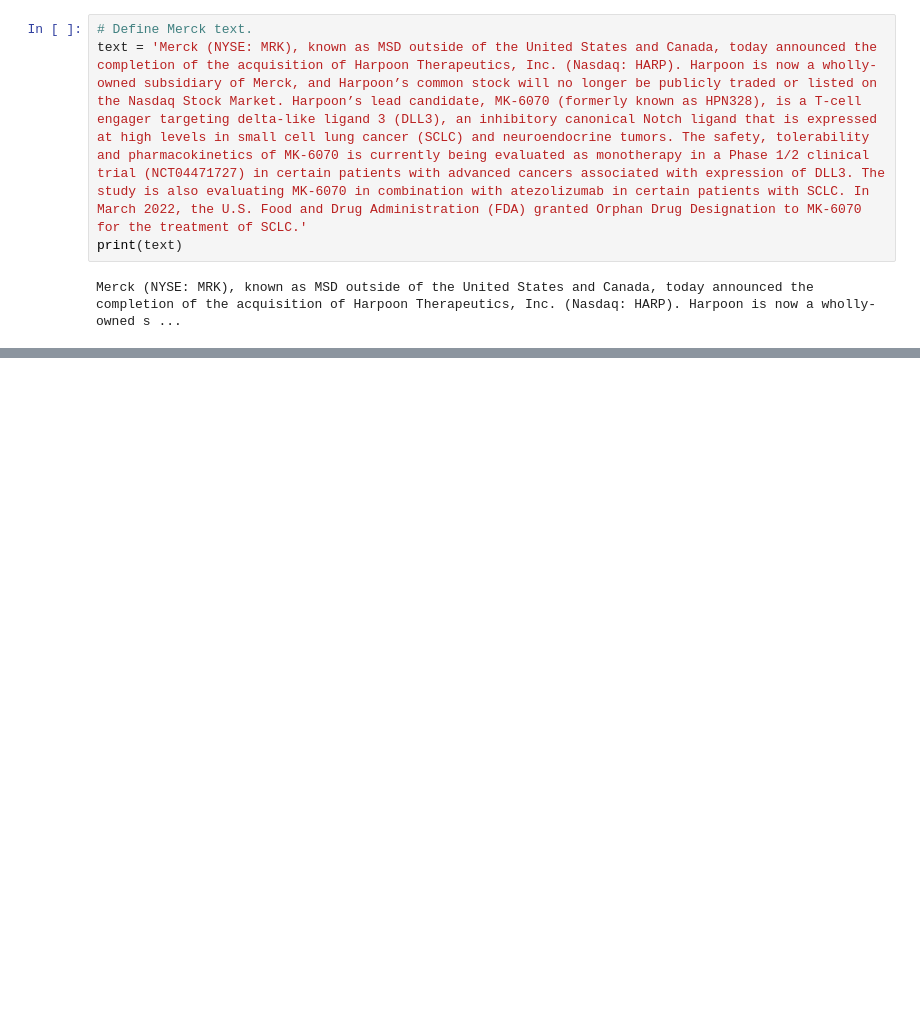
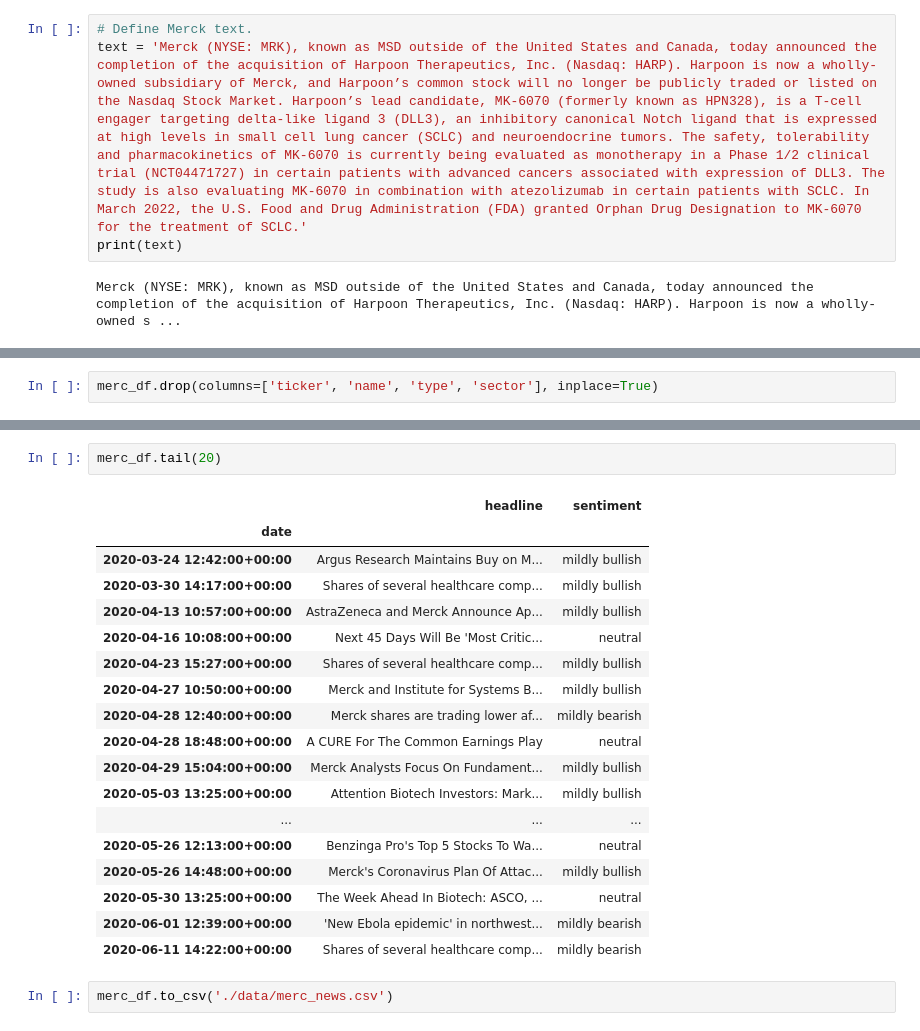
Before and after one commit to ckashby/finnlp, a Jupyter notebook: 01_EDA.ipynb, the cells around one changed output, grey strips where cells are left out. Drawn from its saved outputs; the diff is of its cells as text; blank space fills up the shorter version.

```diff
--- a/01_EDA.ipynb
+++ b/01_EDA.ipynb
@@ -9,0 +43,2 @@ Merck (NYSE: MRK), known as MSD outside of the United States and Canada, today a
+# %%
+merc_df.drop(columns=['ticker', 'name', 'type', 'sector'], inplace=True)
@@ -9,0 +86,23 @@ Merck (NYSE: MRK), known as MSD outside of the United States and Canada, today a
+# %%
+merc_df.tail(20)
+# %% [output]
+|  | headline | sentiment |
+| date |  |  |
+| 2020-03-24 12:42:00+00:00 | Argus Research Maintains Buy on M... | mildly bullish |
+| 2020-03-30 14:17:00+00:00 | Shares of several healthcare comp... | mildly bullish |
+| 2020-04-13 10:57:00+00:00 | AstraZeneca and Merck Announce Ap... | mildly bullish |
+| 2020-04-16 10:08:00+00:00 | Next 45 Days Will Be 'Most Critic... | neutral |
+| 2020-04-23 15:27:00+00:00 | Shares of several healthcare comp... | mildly bullish |
+| 2020-04-27 10:50:00+00:00 | Merck and Institute for Systems B... | mildly bullish |
+| 2020-04-28 12:40:00+00:00 | Merck shares are trading lower af... | mildly bearish |
+| 2020-04-28 18:48:00+00:00 | A CURE For The Common Earnings Play | neutral |
+| 2020-04-29 15:04:00+00:00 | Merck Analysts Focus On Fundament... | mildly bullish |
+| 2020-05-03 13:25:00+00:00 | Attention Biotech Investors: Mark... | mildly bullish |
+| ... | ... | ... |
+| 2020-05-26 12:13:00+00:00 | Benzinga Pro's Top 5 Stocks To Wa... | neutral |
+| 2020-05-26 14:48:00+00:00 | Merck's Coronavirus Plan Of Attac... | mildly bullish |
+| 2020-05-30 13:25:00+00:00 | The Week Ahead In Biotech: ASCO, ... | neutral |
+| 2020-06-01 12:39:00+00:00 | 'New Ebola epidemic' in northwest... | mildly bearish |
+| 2020-06-11 14:22:00+00:00 | Shares of several healthcare comp... | mildly bearish |
+# %%
+merc_df.to_csv('./data/merc_news.csv')
```
Also changed, not shown: parts of 13 cells of this notebook, 2 other files.
